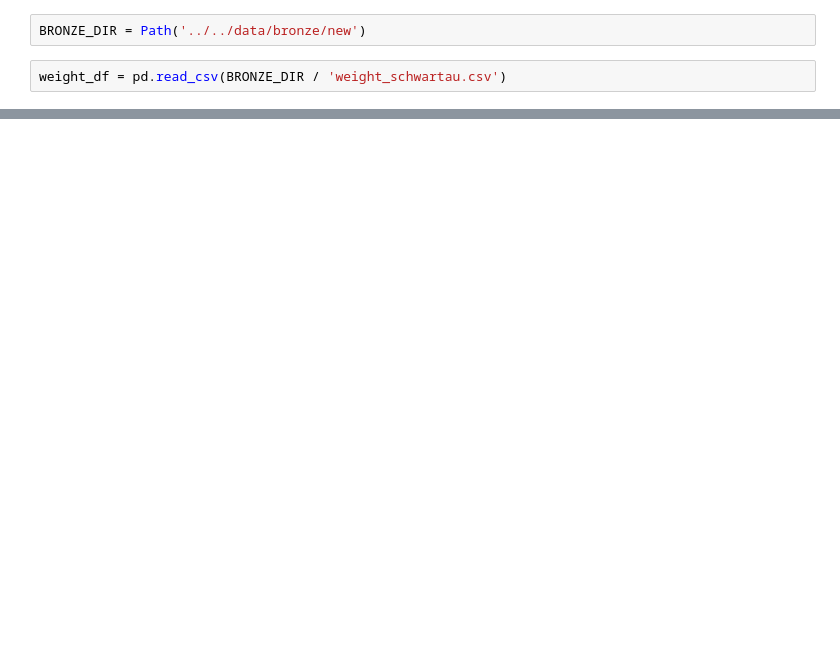
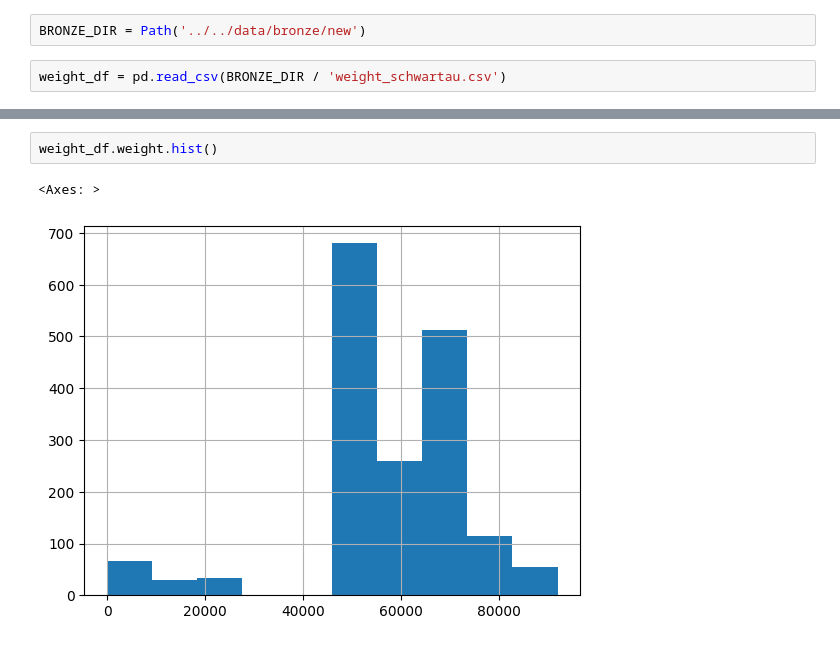
Before and after one commit to marckohlhaw/bee_haven, a Jupyter notebook: notebooks/exploration/explore_weight.ipynb, the cells around one changed output, grey strips where cells are left out. Cells and saved outputs as stored; diff of their text form; blank space fills up the shorter version.

```diff
--- a/notebooks/exploration/explore_weight.ipynb
+++ b/notebooks/exploration/explore_weight.ipynb
@@ -23,0 +75,5 @@ weight_df
+# %%
+weight_df.weight.hist()
+# %% [output]
+<Axes: >
+[figure, added]
```
Also changed, not shown: parts of 8 cells of this notebook, 4 other files.
